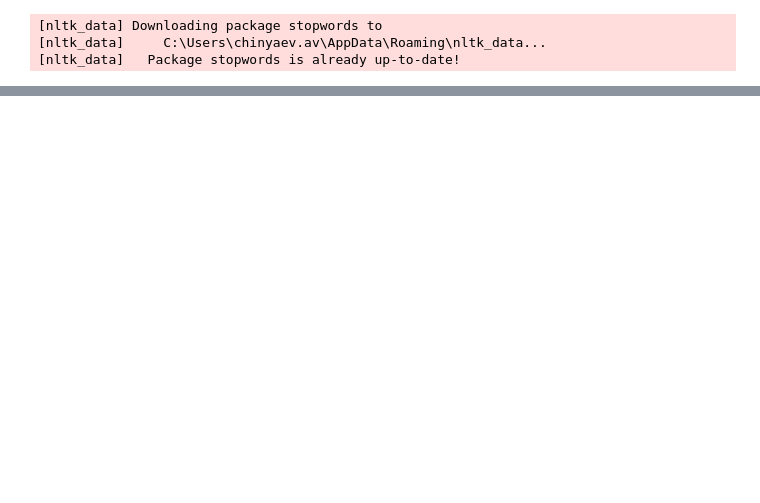
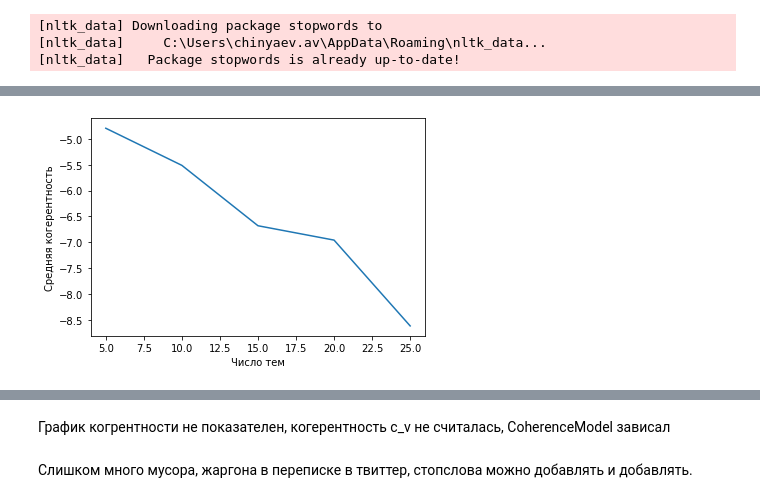
Before and after one commit to achinyaev/nlp, a Jupyter notebook: hw04.ipynb, the cells around one changed output, grey strips where cells are left out. Saved outputs shown, nothing was run; the diff lists cells and outputs as text; code cells hidden in the pictures; blank space fills up the shorter version.

```diff
--- a/hw04.ipynb
+++ b/hw04.ipynb
@@ -211,0 +223,15 @@ lda.sh
+# %%
+%%time
+topics_list = [5, 10, 15, 20, 25]
+coherences = []
+
+for num in tqdm(topics_list):
+    lda = ldamodel.LdaModel(corpus, id2word=dictionary, num_topics=num, chunksize=50, update_every=1, passes=2)
+    coherences.append(CoherenceModel(model=lda, texts=data['preproc_text'], coherence='u_mass').get_coherence())
+
+plt.plot(topics_list, coherences)
+plt.xlabel("Число тем")
+plt.ylabel("Средняя когерентность")
+plt.show()
+# %% [output]
+[figure, added]
@@ -211,0 +239,4 @@ lda.sh
+# %% [markdown]
+График когрентности не показателен, когерентность c_v не считалась, CoherenceModel зависал
+# %% [markdown]
+Слишком много мусора, жаргона в переписке в твиттер, стопслова можно добавлять и добавлять.
```
Also changed, not shown: parts of 29 cells of this notebook, 8 other files.
